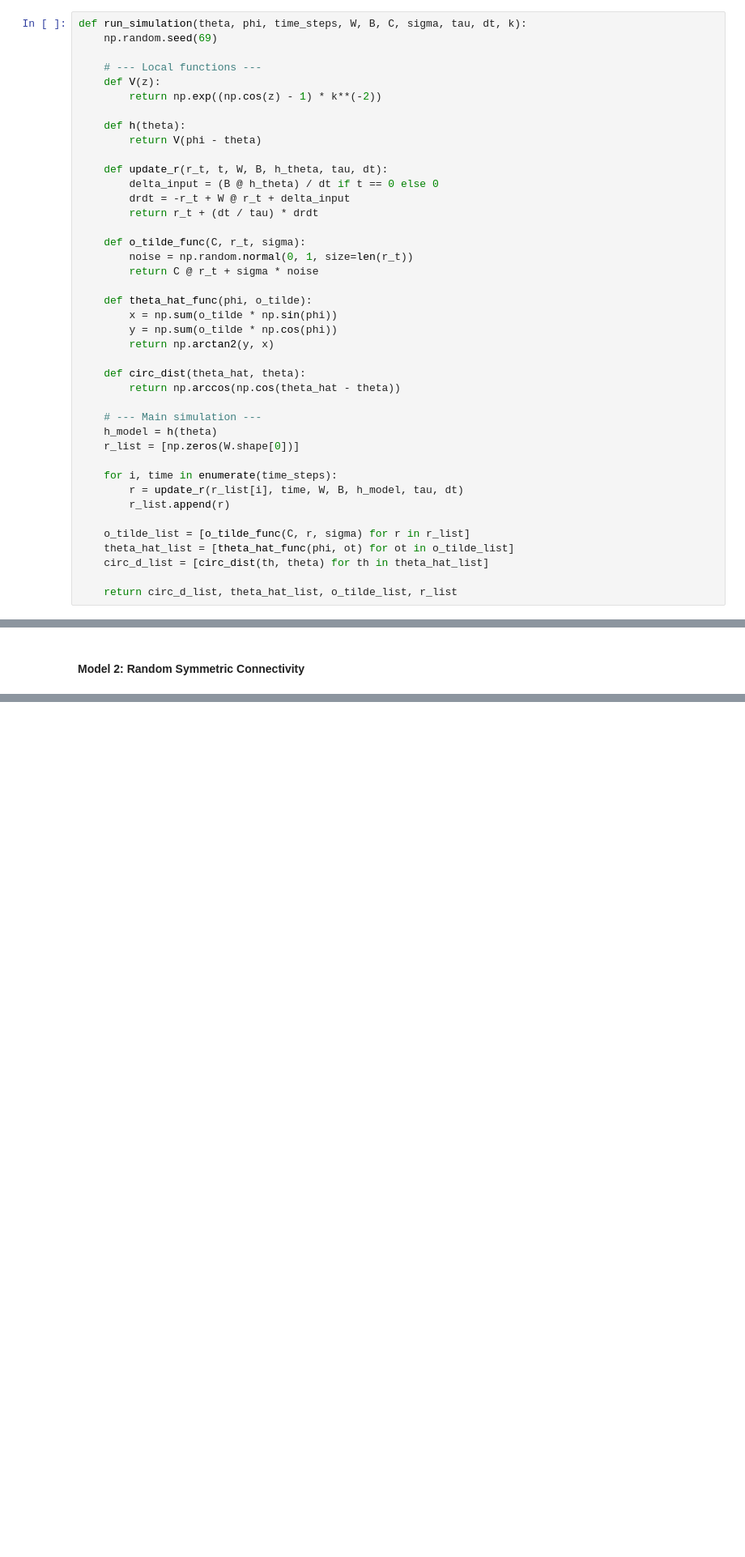
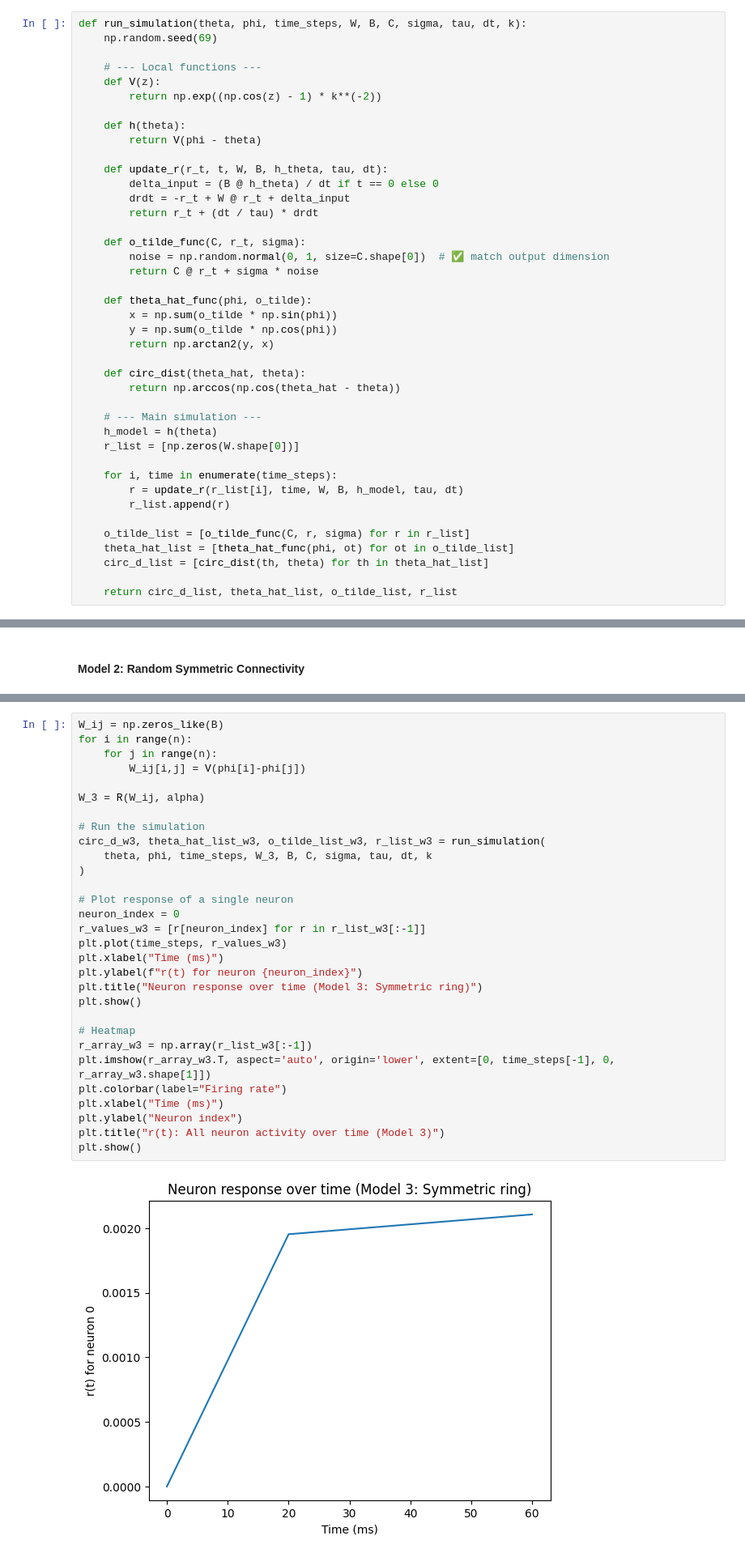
Before and after one commit to macaswalker/CompNeuroCam, a Jupyter notebook: Assignment 2/recurrent_neural_network_dynamics.ipynb, the cells around one changed output, grey strips where cells are left out. Shown at 81% size. Cells and saved outputs as stored; diff of their text form; blank space fills up the shorter version.

```diff
--- a/Assignment 2/recurrent_neural_network_dynamics.ipynb
+++ b/Assignment 2/recurrent_neural_network_dynamics.ipynb
@@ -96,7 +98,7 @@ def run_simulation(theta, phi, time_steps, W, B, C, sigma, tau, dt, k):
         return r_t + (dt / tau) * drdt
 
     def o_tilde_func(C, r_t, sigma):
-        noise = np.random.normal(0, 1, size=len(r_t))
+        noise = np.random.normal(0, 1, size=C.shape[0])  # ✅ match output dimension
         return C @ r_t + sigma * noise
 
     def theta_hat_func(phi, o_tilde):
@@ -238,0 +243,32 @@ plt.show()
+# %%
+W_ij = np.zeros_like(B)
+for i in range(n):
+    for j in range(n):
+        W_ij[i,j] = V(phi[i]-phi[j])
+
+W_3 = R(W_ij, alpha)
+
+# Run the simulation
+circ_d_w3, theta_hat_list_w3, o_tilde_list_w3, r_list_w3 = run_simulation(
+    theta, phi, time_steps, W_3, B, C, sigma, tau, dt, k
+)
+
+# Plot response of a single neuron
+neuron_index = 0
+r_values_w3 = [r[neuron_index] for r in r_list_w3[:-1]]
+plt.plot(time_steps, r_values_w3)
+plt.xlabel("Time (ms)")
+plt.ylabel(f"r(t) for neuron {neuron_index}")
+plt.title("Neuron response over time (Model 3: Symmetric ring)")
+plt.show()
+
+# Heatmap
+r_array_w3 = np.array(r_list_w3[:-1])
+plt.imshow(r_array_w3.T, aspect='auto', origin='lower', extent=[0, time_steps[-1], 0, r_array_w3.shape[1]])
+plt.colorbar(label="Firing rate")
+plt.xlabel("Time (ms)")
+plt.ylabel("Neuron index")
+plt.title("r(t): All neuron activity over time (Model 3)")
+plt.show()
+# %% [output]
+[figure, added]
```
Also changed, not shown: parts of 13 cells of this notebook.
